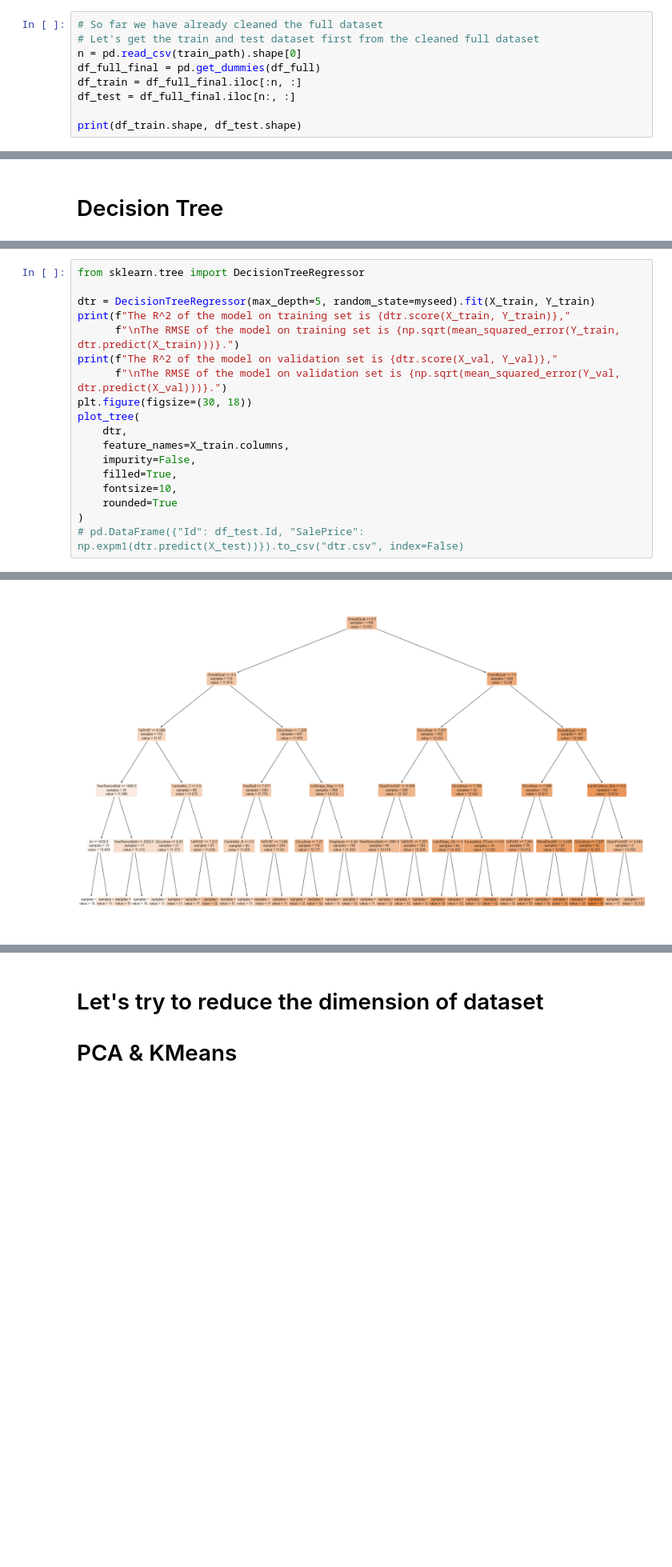
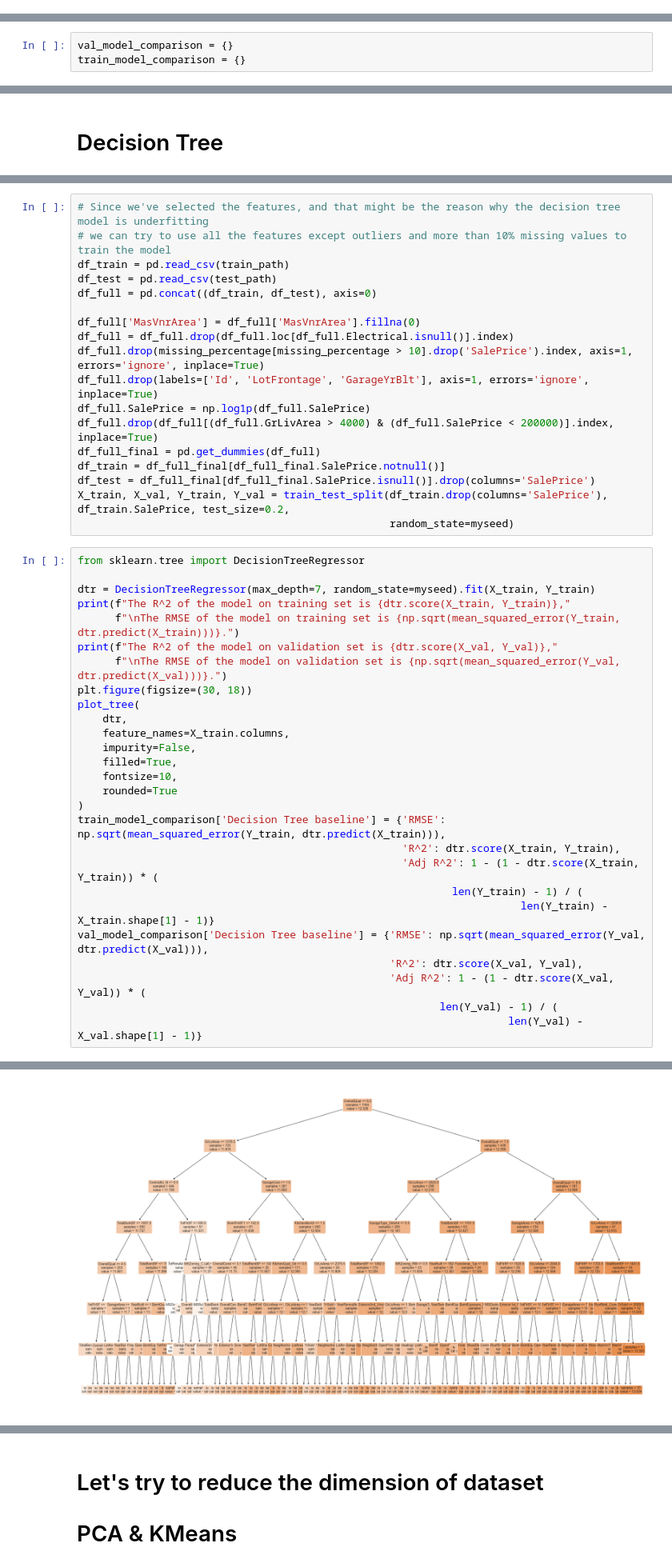
Before and after one commit to MungTsz/MATH3836-data_mining, a Jupyter notebook: property.ipynb, the cells around one changed output, grey strips where cells are left out. Shown at 80% size. Cells and saved outputs as stored; diff of their text form; blank space fills up the shorter version.

Commit message:
- Improved feature selection - Regularization (Ridge) in linear model - Model Comparison Table

```diff
--- a/property.ipynb
+++ b/property.ipynb
@@ -271,9 +349,0 @@ df_full
-# %%
-# So far we have already cleaned the full dataset
-# Let's get the train and test dataset first from the cleaned full dataset
-n = pd.read_csv(train_path).shape[0]
-df_full_final = pd.get_dummies(df_full)
-df_train = df_full_final.iloc[:n, :]
-df_test = df_full_final.iloc[n:, :]
-
-print(df_train.shape, df_test.shape)
@@ -282,3 +350,6 @@ print(df_train.shape, df_test.shape)
+# %%
+val_model_comparison = {}
+train_model_comparison = {}
 # %%
 # Next we can split the training dataset into train & validation set
 X_train, X_val, Y_train, Y_val = train_test_split(df_train.drop(columns='SalePrice'), df_train.SalePrice, test_size=0.2,
@@ -305,7 +500,25 @@ pd.DataFrame({"Id": df_test.Id, "SalePrice": np.expm1(linreg.predict(X_test))}).
+# %%
+# Since we've selected the features, and that might be the reason why the decision tree model is underfitting
+# we can try to use all the features except outliers and more than 10% missing values to train the model
+df_train = pd.read_csv(train_path)
+df_test = pd.read_csv(test_path)
+df_full = pd.concat((df_train, df_test), axis=0)
+
+df_full['MasVnrArea'] = df_full['MasVnrArea'].fillna(0)
+df_full = df_full.drop(df_full.loc[df_full.Electrical.isnull()].index)
+df_full.drop(missing_percentage[missing_percentage > 10].drop('SalePrice').index, axis=1, errors='ignore', inplace=True)
+df_full.drop(labels=['Id', 'LotFrontage', 'GarageYrBlt'], axis=1, errors='ignore', inplace=True)
+df_full.SalePrice = np.log1p(df_full.SalePrice)
+df_full.drop(df_full[(df_full.GrLivArea > 4000) & (df_full.SalePrice < 200000)].index, inplace=True)
+df_full_final = pd.get_dummies(df_full)
+df_train = df_full_final[df_full_final.SalePrice.notnull()]
+df_test = df_full_final[df_full_final.SalePrice.isnull()].drop(columns='SalePrice')
+X_train, X_val, Y_train, Y_val = train_test_split(df_train.drop(columns='SalePrice'), df_train.SalePrice, test_size=0.2,
+                                                  random_state=myseed)
 # %%
 from sklearn.tree import DecisionTreeRegressor
 
-dtr = DecisionTreeRegressor(max_depth=5, random_state=myseed).fit(X_train, Y_train)
+dtr = DecisionTreeRegressor(max_depth=7, random_state=myseed).fit(X_train, Y_train)
 print(f"The R^2 of the model on training set is {dtr.score(X_train, Y_train)},"
       f"\nThe RMSE of the model on training set is {np.sqrt(mean_squared_error(Y_train, dtr.predict(X_train)))}.")
 print(f"The R^2 of the model on validation set is {dtr.score(X_val, Y_val)},"
@@ -319,5 +532,14 @@ plot_tree(
     fontsize=10,
     rounded=True
 )
-# pd.DataFrame({"Id": df_test.Id, "SalePrice": np.expm1(dtr.predict(X_test))}).to_csv("dtr.csv", index=False)
+train_model_comparison['Decision Tree baseline'] = {'RMSE': np.sqrt(mean_squared_error(Y_train, dtr.predict(X_train))),
+                                                    'R^2': dtr.score(X_train, Y_train),
+                                                    'Adj R^2': 1 - (1 - dtr.score(X_train, Y_train)) * (
+                                                            len(Y_train) - 1) / (
+                                                                       len(Y_train) - X_train.shape[1] - 1)}
+val_model_comparison['Decision Tree baseline'] = {'RMSE': np.sqrt(mean_squared_error(Y_val, dtr.predict(X_val))),
+                                                  'R^2': dtr.score(X_val, Y_val),
+                                                  'Adj R^2': 1 - (1 - dtr.score(X_val, Y_val)) * (
+                                                          len(Y_val) - 1) / (
+                                                                     len(Y_val) - X_val.shape[1] - 1)}
 # %% [output]
@@ -328,4 +550,4 @@ The RMSE of the model on validation set is 0.21958663762167802.
-[figure, old version]
+[figure, new version]
 # %%
 # Use GridSearchCV to find the best hyperparameters
 from sklearn.model_selection import GridSearchCV
```
Also changed, not shown: parts of 27 cells of this notebook.
